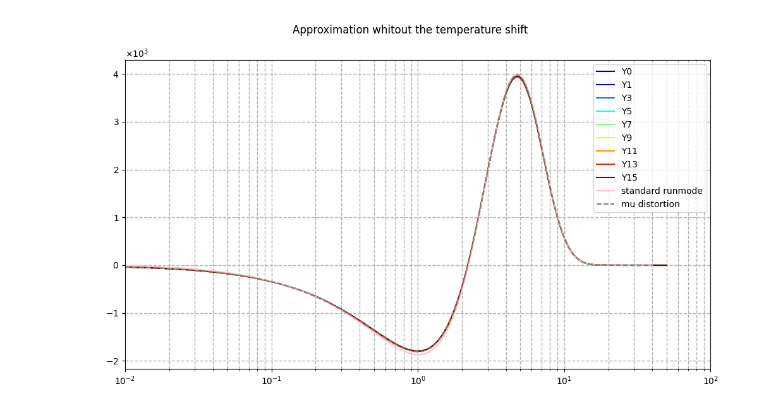
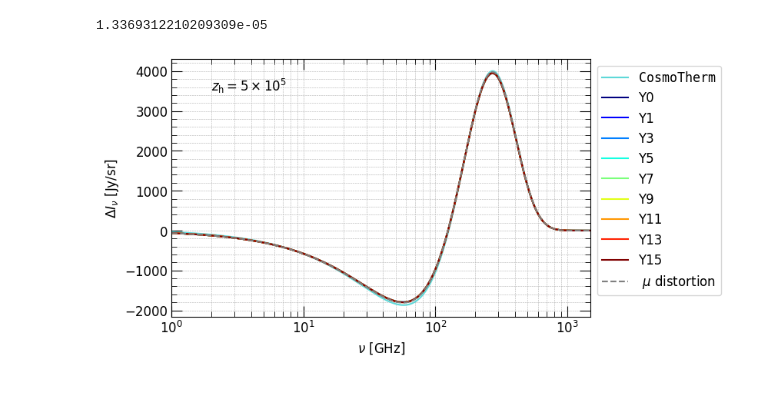
Before and after one commit to Sareva00/CMB-SD, a Jupyter notebook: fhm.ipynb, the cells around one changed output. Saved outputs shown, nothing was run; the diff lists cells and outputs as text; code cells hidden in the pictures.

```diff
--- a/fhm.ipynb
+++ b/fhm.ipynb
@@ -14,18 +20,22 @@ colors = plt.colormaps['jet'].resampled(9)
 K = 1.380649e-23 # J / K
 vc = 299792458 #m / s
 h_pl = 6.62607015e-34 #J*s
-T = 2.72548 #K
+T = 2.726 #K
 # %%
 G = lambda x: x**4*np.exp(x)/(np.exp(x)-1)**2 * (2*K**3*T**3)/(vc**2*h_pl**2)
 Y = lambda x: G(x) * ( x* (np.exp(x)+1)/(np.exp(x)-1)-4 )
 M = lambda x: G(x)* (0.4561-1.0/x)
 # %%
 #Analytic estimation of mu distortion taking into connsideration how much energy I have injected
-folder1 = 'outputs/fhm-5e5/PDE-non-linear/'
+folder1 = 'outputs/fhm-5e5-normal/PDE-non-linear/'
 file_path = os.path.join(folder1, f"Greens/Dn_0.delta-z.dat")
 op = pd.read_csv(file_path, skiprows= lambda x: x not in [19], delimiter=' ', header=None)
 Jbb= op.iat[0,1]
 mu = 1.401e-5 * Jbb #by definition in CUSO notes mu = 1.401 * Drho/rho  * Jbb
+# %%
+mu
+# %% [output]
+1.3369312210209309e-05
 # %%
 f =  ScalarFormatter(useOffset=False, useMathText=True)
 f.set_scientific(True)
@@ -44,68 +66,70 @@ def sci_notation(x):
 
 file_path = os.path.join(folder1, "Greens/Dn_0.delta-z.dat")
 HC = pd.read_csv(file_path, skiprows=24, delimiter=' ', header=None)
-x = HC.iloc[:, 0].values
+x = HC.iloc[:, 0].values #* K * int(T) /h_pl/1e9
+nu = HC.iloc[:, 1].values
 DI = (HC.iloc[:, 4].values)
 DI_N = (HC.iloc[:, 5].values)
 # %%
 #import frequency hierarchy module output
 
-folder2 = 'outputs/fhm-5e5/'
+folder2 = 'outputs/fhm-5e5-normal/'
 
 xyn= []
 DIyn= []
 for i in range (len(Yn)):
-    file_path = os.path.join(folder2, f"0.1/.dat_ymax{Yn[i]}_y_bg.spec")
+    file_path = os.path.join(folder2, f"0.1/.dat_ymax{Yn[i]}_y_bg.spec")    #apmplitude of 0.1
     op = pd.read_csv(file_path, skiprows=1, delimiter=' ', header=None)
 
-    xyn.append(op.iloc[:, 0].values)
+    xyn.append(op.iloc[:, 0].values* K * T /h_pl/1e9) #transform into a frequency
     DIyn.append((op.iloc[:, 1].values)* (2*K**3*T**3)/(vc**2*h_pl**2)*1e26) #unit of measure are different!
 
 xyn2= []
 DIyn2= []
 for i in range (len(Yn)):
-    file_path = os.path.join(folder2, f"Y{Yn[i]}_1/.dat_ymax{Yn[i]}_y_bg.spec")
+    file_path = os.path.join(folder2, f".dat_ymax{Yn[i]}_y_bg.spec")     #amplitude of ??
     op = pd.read_csv(file_path, skiprows=1, delimiter=' ', header=None)
 
-    xyn2.append(op.iloc[:, 0].values)
+    xyn2.append(op.iloc[:, 0].values* K * T /h_pl/1e9)
     DIyn2.append((op.iloc[:, 1].values)* (2*K**3*T**3)/(vc**2*h_pl**2)*1e26) #unit of measure are different!
 # %%
+colors = plt.colormaps['jet'].resampled(9)
+fig, ax1= plt.subplots( figsize=set_size(width))
+#fig.suptitle(f"Approximation whitout the temperature shift ")
 
 
-fig, ax1 = plt.subplots(1, 1, figsize=(10, 6))
-fig.suptitle(f"Approximation whitout the temperature shift ")
+ax1.plot(nu,DI_N, label = "${\\tt CosmoTherm}$", color= "#5ED8D8")
+
 
 for i in range (len(Yn)):
     ax1.plot(xyn[i],DIyn[i], label = f"Y{Yn[i]}", color = colors(i))
 
-ax1.plot(x,DI_N, label = "standard runmode", color= "pink")
-ax1.plot(x,M(x)*mu*1e26, label = "mu distortion", color = "gray", linestyle = "dashed")
+ax1.plot(nu,M(x)*mu*1e26, label = " $\mu$ distortion", color = "gray", linestyle = "dashed",linewidth = 1.5)
+
 
 ax1.set_xscale('log')
-ax1.set_xlim([1e-2, 1e2])
-#ax1.set_ylabel("$\Delta I_{N}$ [Jy/sr]")*
+ax1.set_xlim([1e0, 1.5e3])
+#ax1.set_ylim([1e-2, 1e2])
+
+plt.minorticks_on()
+plt.tick_params(direction='in',right=True, top=True)
+plt.tick_params(labelsize=12)
+plt.tick_params(labelbottom=True, labeltop=False, labelright=False, labelleft=True)
+plt.tick_params(direction='in',which='minor', length=5, bottom=True, top=True, left=True, right=True)
+plt.tick_params(direction='in',which='major', length=10, bottom=True, top=True, left=True, right=True)
+
+ax1.set_ylabel("$\Delta I_{\\nu}$ [Jy/sr]")
+ax1.set_xlabel("$\\nu$ [GHz]")
 #ax1.set_xlabel("x")
 #ax1.set_title("All $\Delta$ I_N curves")
-ax1.grid(True, which = 'both',  linestyle='--', linewidth=1)
+ax1.text(2e0,3500, "$z_{\\rm h} = 5 \\times 10^5$")
+ax1.grid(True, which = 'both',  linestyle='--', linewidth=0.4)
+ax1.legend(loc="upper left", bbox_to_anchor=(1.0, 1))
 
-ax1.legend()
-
-
-
-#ax2.set_xscale('log')
-##ax2.set_xlim([1e-4, 50])
-##ax2.set_ylim([-2.3e-3, 1.1e-2])
-##ax2.set_ylabel("$\Delta$ T / T")
-##ax2.set_xlabel("x")
-#ax2.grid(True, which = 'both',  linestyle='--', linewidth=1)
-##ax2.legend()
-
-ax1.yaxis.set_major_formatter(ScalarFormatter())
-ax1.ticklabel_format(axis='y', style='sci', scilimits=(0, 0),useMathText=True) #only y axis, it does not work on the log scale
-plt.tight_layout()
+plt.savefig('outputs/p4p/fhm-5e5.pdf', dpi=300,bbox_inches="tight")
 plt.show()
 # %% [output]
-[figure, old version]
+[figure, new version]
 # %%
 folder3 = 'outputs/fhm-5e5G2/'
 
```
Also changed, not shown: parts of 7 cells of this notebook, 12 other files.
